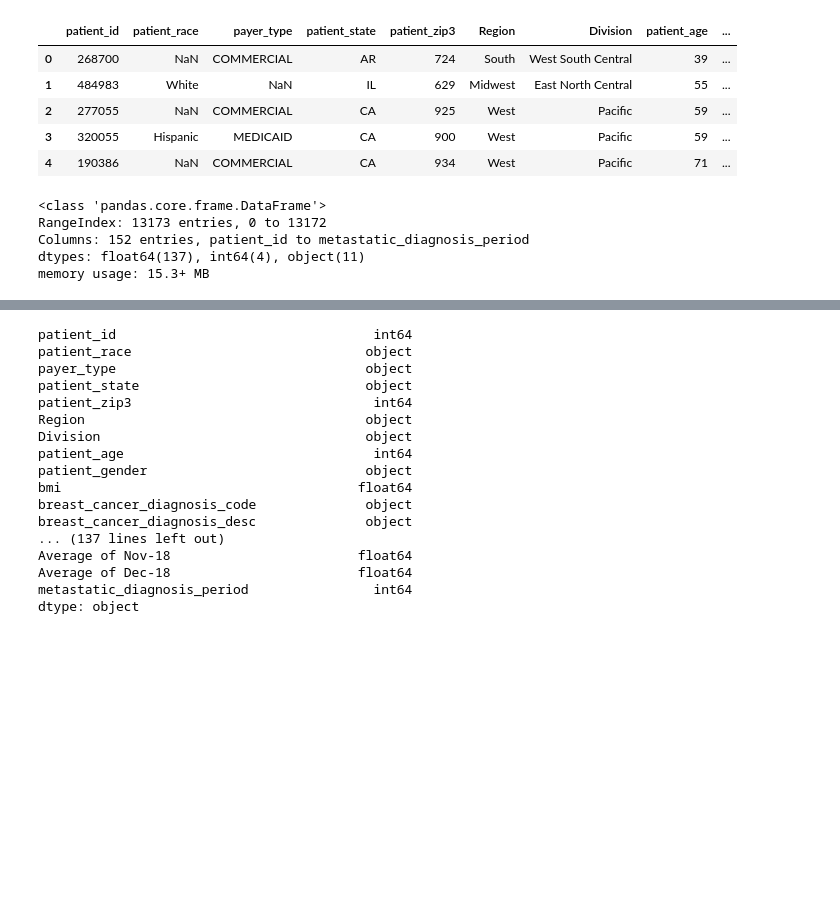
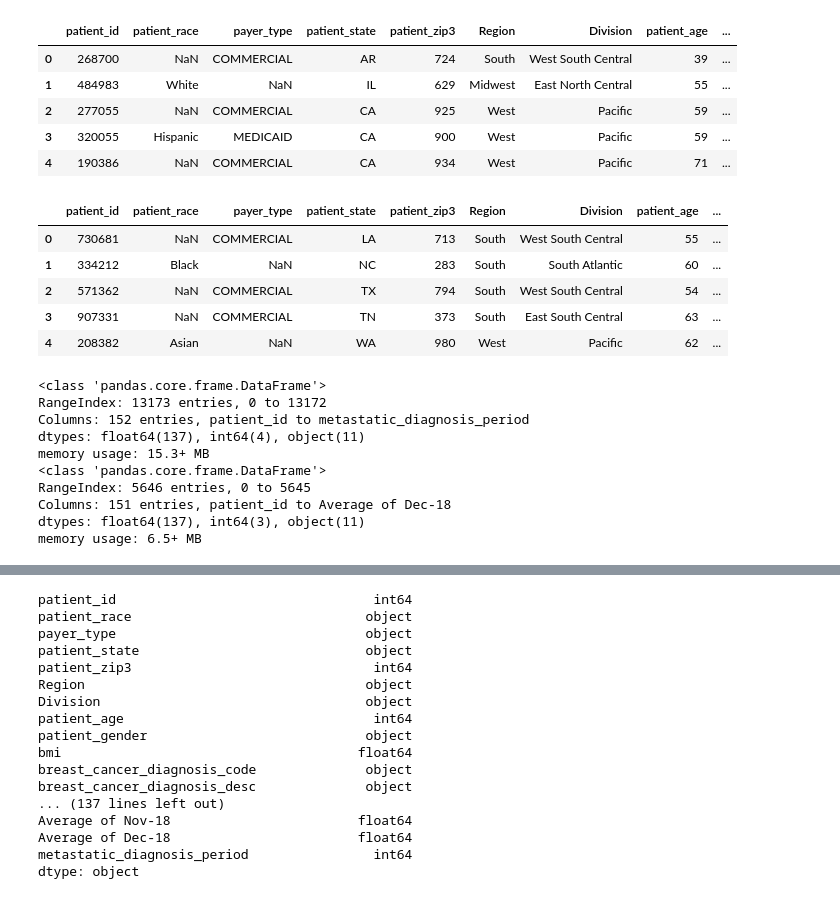
Before and after one commit to Chaitanya-surisetty/DataComp, a Jupyter notebook: TestFile.ipynb, the cells around one changed output, grey strips where cells are left out. Drawn from its saved outputs; the diff is of its cells as text; code cells hidden in the pictures; blank space fills up the shorter version.

```diff
--- a/TestFile.ipynb
+++ b/TestFile.ipynb
@@ -55,12 +55,13 @@ Archive:  widsdatathon2024-challenge2.zip
   inflating: test.csv
   inflating: train.csv
 # %%
-import pandas as pds
+import pandas as pd
 
 # reading the XLSX file
-file = ('train.csv')
+#file = ('train.csv')
 
-newData = pds.read_csv(file)
+newData = pd.read_csv("train.csv")
+testdata = pd.read_csv("test.csv")
 
 # displaying the contents of the XLSX file
 newData.head()
@@ -71,14 +72,30 @@ newData.head()
 | 2 | 277055 | NaN | COMMERCIAL | CA | 925 | West | Pacific | 59 | ... |
 | 3 | 320055 | Hispanic | MEDICAID | CA | 900 | West | Pacific | 59 | ... |
 | 4 | 190386 | NaN | COMMERCIAL | CA | 934 | West | Pacific | 71 | ... |
+# %%
+testdata.head()
+# %% [output]
+|  | patient_id | patient_race | payer_type | patient_state | patient_zip3 | Region | Division | patient_age | ... |
+| 0 | 730681 | NaN | COMMERCIAL | LA | 713 | South | West South Central | 55 | ... |
+| 1 | 334212 | Black | NaN | NC | 283 | South | South Atlantic | 60 | ... |
+| 2 | 571362 | NaN | COMMERCIAL | TX | 794 | South | West South Central | 54 | ... |
+| 3 | 907331 | NaN | COMMERCIAL | TN | 373 | South | East South Central | 63 | ... |
+| 4 | 208382 | Asian | NaN | WA | 980 | West | Pacific | 62 | ... |
 # %%
 newData.info()
+
+testdata.info()
 # %% [output]
 <class 'pandas.core.frame.DataFrame'>
 RangeIndex: 13173 entries, 0 to 13172
 Columns: 152 entries, patient_id to metastatic_diagnosis_period
 dtypes: float64(137), int64(4), object(11)
 memory usage: 15.3+ MB
+<class 'pandas.core.frame.DataFrame'>
+RangeIndex: 5646 entries, 0 to 5645
+Columns: 151 entries, patient_id to Average of Dec-18
+dtypes: float64(137), int64(3), object(11)
+memory usage: 6.5+ MB
 # %%
 newData.describe()
 # %% [output]
```
